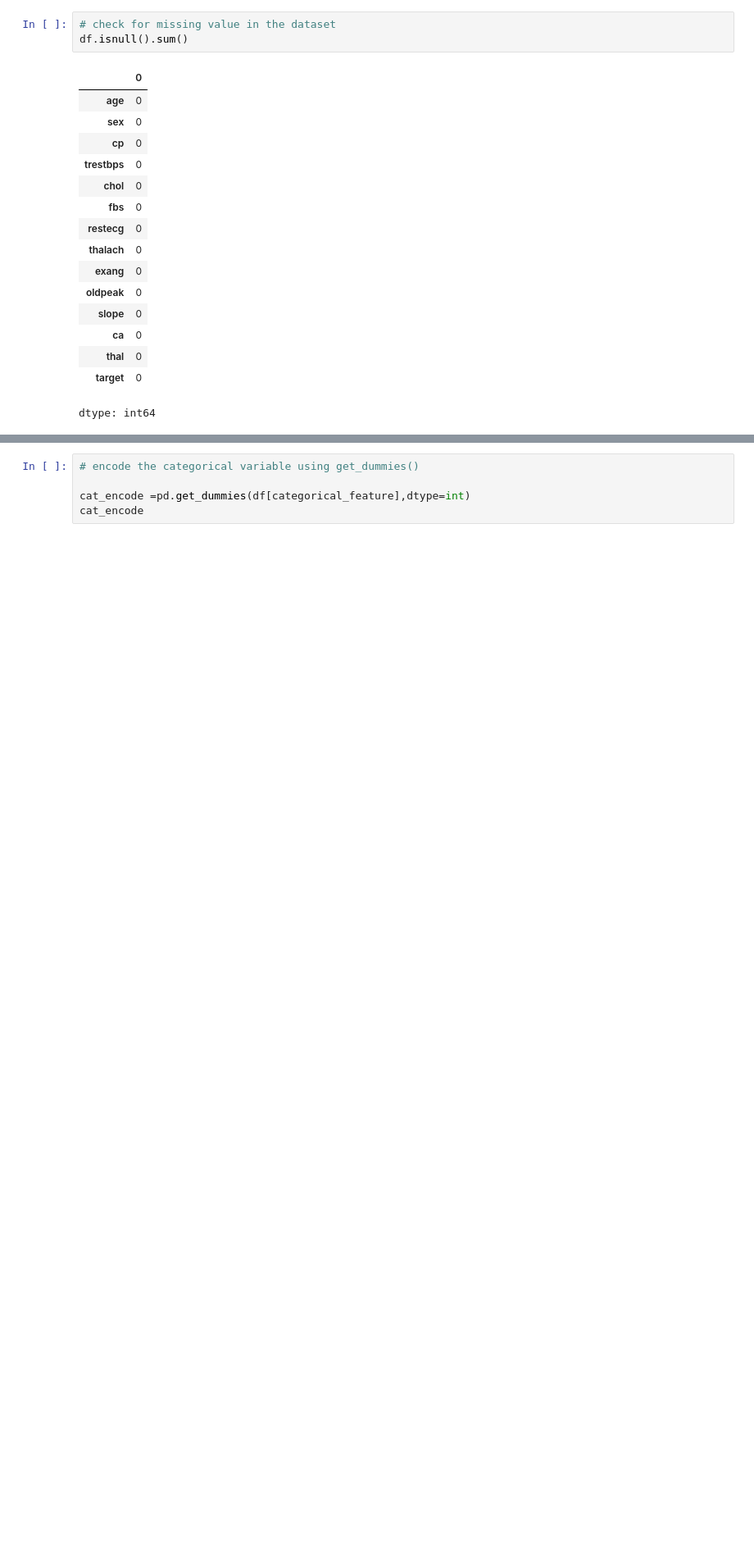
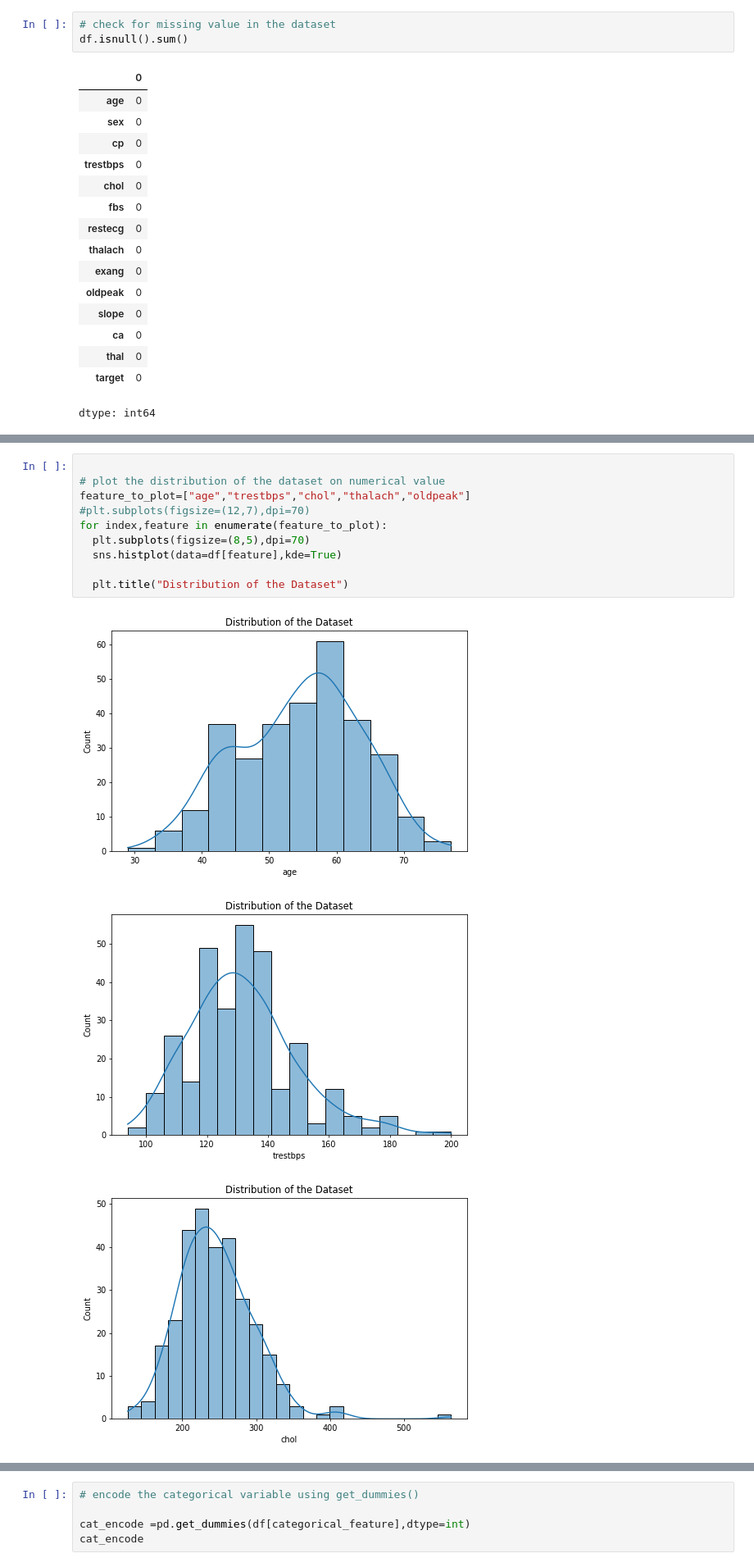
Before and after one commit to cwa312/Project4, a Jupyter notebook: heart_desease_pred.ipynb, the cells around one changed output, grey strips where cells are left out. Shown at 82% size. Drawn from its saved outputs; the diff is of its cells as text; blank space fills up the shorter version.

```diff
--- a/heart_desease_pred.ipynb
+++ b/heart_desease_pred.ipynb
@@ -162,0 +165,14 @@ dtype: int64
+# %%
+
+# plot the distribution of the dataset on numerical value
+feature_to_plot=["age","trestbps","chol","thalach","oldpeak"]
+#plt.subplots(figsize=(12,7),dpi=70)
+for index,feature in enumerate(feature_to_plot):
+  plt.subplots(figsize=(8,5),dpi=70)
+  sns.histplot(data=df[feature],kde=True)
+
+  plt.title("Distribution of the Dataset")
+# %% [output]
+[figure, added]
+[figure, added]
+[figure, added]
```
Also changed, not shown: parts of 4 cells of this notebook.
